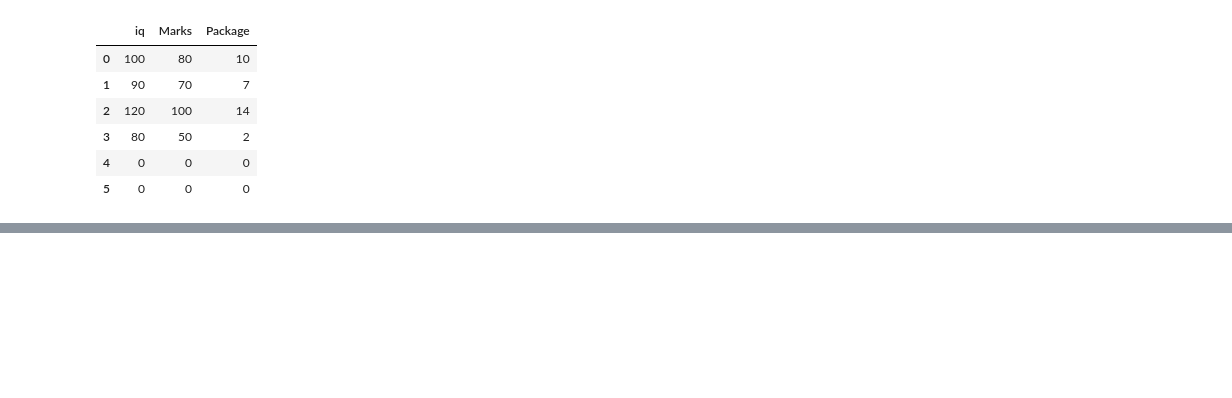
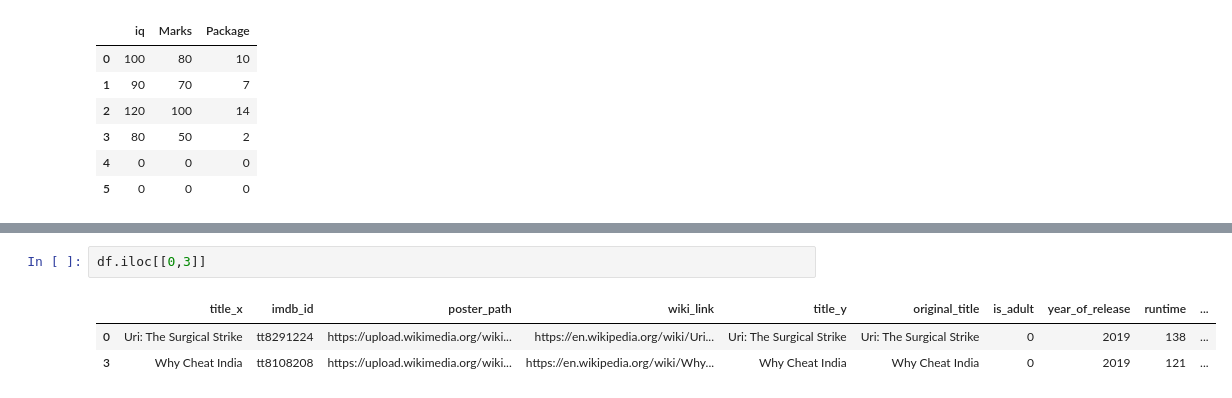
Before and after one commit to adarshagnihotri2007/Data-Science-Learning, a Jupyter notebook: Pandas_DataFrame.ipynb, the cells around one changed output, grey strips where cells are left out. Cells and saved outputs as stored; diff of their text form; blank space fills up the shorter version.

```diff
--- a/Pandas_DataFrame.ipynb
+++ b/Pandas_DataFrame.ipynb
@@ -265,0 +375,6 @@ students
+# %%
+df.iloc[[0,3]]
+# %% [output]
+|  | title_x | imdb_id | poster_path | wiki_link | title_y | original_title | is_adult | year_of_release | runtime | ... |
+| 0 | Uri: The Surgical Strike | tt8291224 | https://upload.wikimedia.org/wiki... | https://en.wikipedia.org/wiki/Uri... | Uri: The Surgical Strike | Uri: The Surgical Strike | 0 | 2019 | 138 | ... |
+| 3 | Why Cheat India | tt8108208 | https://upload.wikimedia.org/wiki... | https://en.wikipedia.org/wiki/Why... | Why Cheat India | Why Cheat India | 0 | 2019 | 121 | ... |
```
Also changed, not shown: parts of 18 cells of this notebook.
